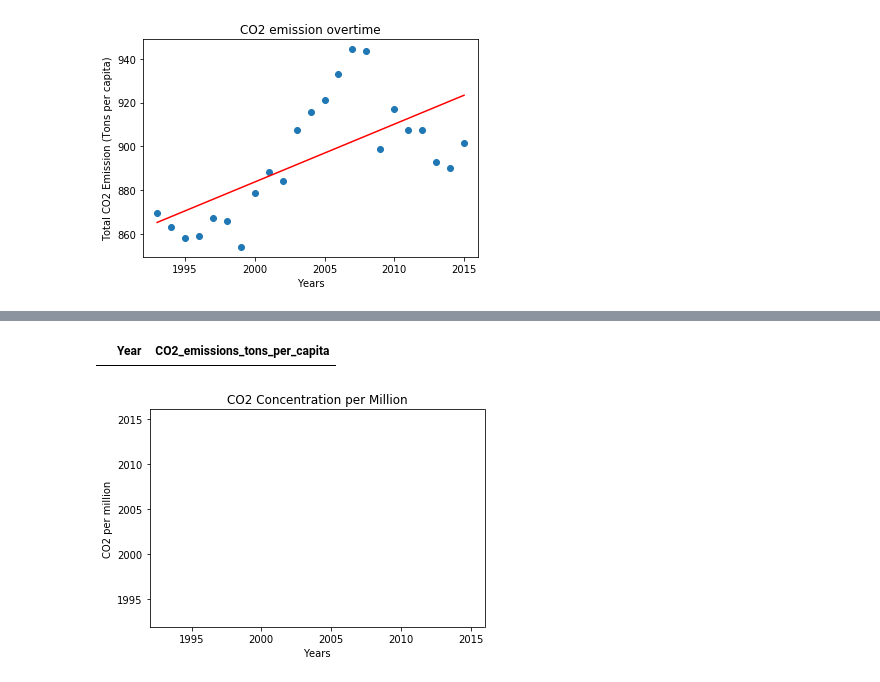
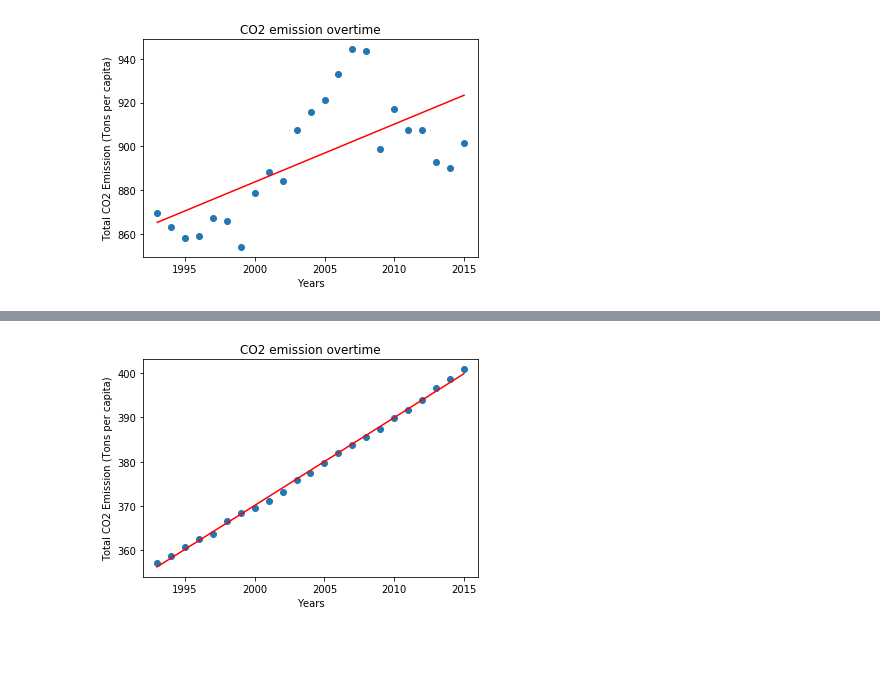
Before and after one commit to magcox5/climate_change_2038, a Jupyter notebook: emission_scrub.ipynb, the cells around one changed output, grey strips where cells are left out. Drawn from its saved outputs; the diff is of its cells as text; code cells hidden in the pictures; blank space fills up the shorter version.

Commit message:
adding my corrected files - will check on my images

```diff
--- a/emission_scrub.ipynb
+++ b/emission_scrub.ipynb
@@ -174,3 +158,3 @@ co2_ppm_clean.to_csv("data/co2_ppm.csv")
 # %%
-data = pd.read_csv('data/co2_ppm.csv')  # load data set
-data.h
+ppm_data = pd.read_csv("data/co2_ppm.csv")
+ppm_data.head()
@@ -186,3 +167,0 @@ data.head()
-# %%
-ppm_data = data.iloc[:, 1:]
-ppm_data
@@ -206,0 +168,3 @@ ppm_data
+# %%
+ppm_clean_data = ppm_data.drop(["Unnamed: 0"], axis = 1)
+ppm_clean_data
@@ -207,21 +189,19 @@ ppm_data
 # %%
-data = pd.read_csv('data/CO2_data.csv')  # load data set
+data = ppm_clean_data # load data set
 X = data.iloc[:, 0].values.reshape(-1, 1)  # values converts it into a numpy array
 Y = data.iloc[:, 1].values.reshape(-1, 1)  # -1 means that calculate the dimension of rows, but have 1 column
 linear_regressor = LinearRegression()  # create object for the class
 linear_regressor.fit(X, Y)  # perform linear regression
 Y_pred = linear_regressor.predict(X)  # make predictions
-# %% [output]
-|  | Year | CO2_emissions_tons_per_capita |
 # %%
 #Plot
 plt.scatter(X, Y)
 plt.plot(X, Y_pred, color='red')
 plt.xlim(1992, 2016)
 plt.xlabel('Years')
-plt.ylabel('CO2 per million')
-plt.title('CO2 Concentration per Million')
+plt.ylabel('Total CO2 Emission (Tons per capita)')
+plt.title('CO2 emission overtime')
 fig1 = plt.gcf()
-fig1.savefig("images/CO2_emission_ppm.png")
+fig1.savefig("images/CO2_emission_overtime.png")
 # %% [output]
-[figure, old version]
+[figure, new version]
```
Also changed, not shown: parts of 14 cells of this notebook.
